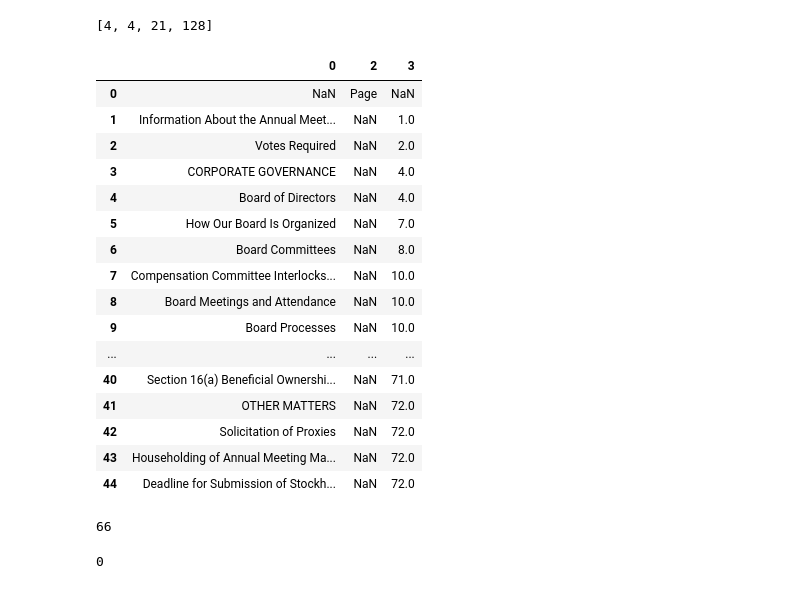
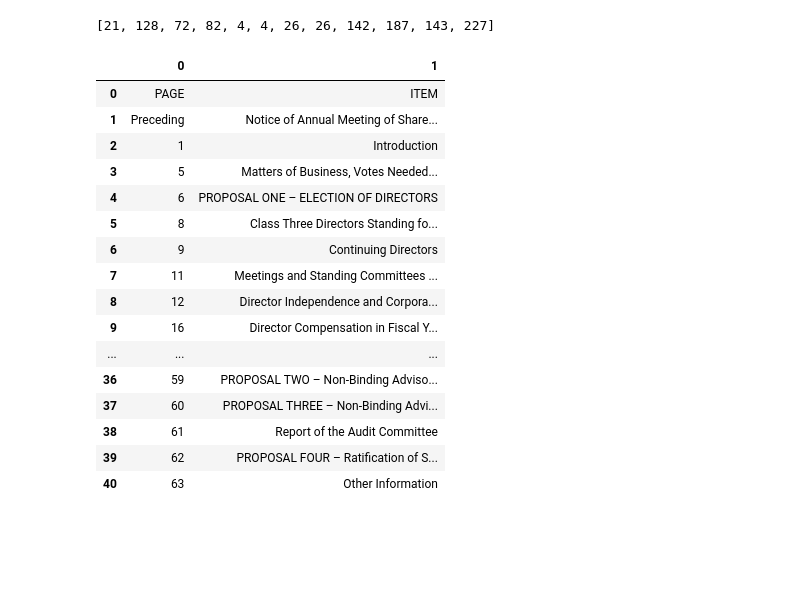
Before and after one commit to mooredj565/python_scripts, a Jupyter notebook: DEF14A Search.ipynb, the cells around one changed output. Cells and saved outputs as stored; diff of their text form; code cells hidden in the pictures; blank space fills up the shorter version.

```diff
--- a/DEF14A Search.ipynb
+++ b/DEF14A Search.ipynb
@@ -153,43 +167,29 @@ for k in range(0, len(filing_reader)):
     location = totes_scores.index(max(totes_scores))
     table_location.append(location)
     totes_scores = []
-# %%
-table_location
-#should be 20 for second slot, first slot also wrong
-# %% [output]
-[4, 4, 21, 128]
-# %%
-filing_reader[1][1][4].dropna(how = 'all', axis = 1).dropna(how = 'all', axis = 0).reset_index(drop=True)
-# %% [output]
-|  | 0 | 2 | 3 |
-| 0 | NaN | Page | NaN |
-| 1 | Information About the Annual Meet... | NaN | 1.0 |
-| 2 | Votes Required | NaN | 2.0 |
-| 3 | CORPORATE GOVERNANCE | NaN | 4.0 |
-| 4 | Board of Directors | NaN | 4.0 |
-| 5 | How Our Board Is Organized | NaN | 7.0 |
-| 6 | Board Committees | NaN | 8.0 |
-| 7 | Compensation Committee Interlocks... | NaN | 10.0 |
-| 8 | Board Meetings and Attendance | NaN | 10.0 |
-| 9 | Board Processes | NaN | 10.0 |
-| ... | ... | ... | ... |
-| 40 | Section 16(a) Beneficial Ownershi... | NaN | 71.0 |
-| 41 | OTHER MATTERS | NaN | 72.0 |
-| 42 | Solicitation of Proxies | NaN | 72.0 |
-| 43 | Householding of Annual Meeting Ma... | NaN | 72.0 |
-| 44 | Deadline for Submission of Stockh... | NaN | 72.0 |
-# %%
-nxt = filing_reader[1][1][4].dropna(how = 'all', axis = 1).dropna(how = 'all', axis = 0).reset_index(drop=True)
-nxt.columns = range(nxt.shape[1])
-
-for i in range(0,nxt.shape[0]):
-    scorer.append(nxt.iloc[i].str.contains(searchParameters).sum())
-sum(scorer)
-# %% [output]
-66
-# %%
-nxt.iloc[1].str.contains(searchParameters).sum()
-# %% [output]
-0
 # %%
-#--- Everything works up to here
+#----------- Works to here
+
+table_location
+# %% [output]
+[21, 128, 72, 82, 4, 4, 26, 26, 142, 187, 143, 227]
+# %%
+TOC
+# %% [output]
+|  | 0 | 1 |
+| 0 | PAGE | ITEM |
+| 1 | Preceding | Notice of Annual Meeting of Share... |
+| 2 | 1 | Introduction |
+| 3 | 5 | Matters of Business, Votes Needed... |
+| 4 | 6 | PROPOSAL ONE – ELECTION OF DIRECTORS |
+| 5 | 8 | Class Three Directors Standing fo... |
+| 6 | 9 | Continuing Directors |
+| 7 | 11 | Meetings and Standing Committees ... |
+| 8 | 12 | Director Independence and Corpora... |
+| 9 | 16 | Director Compensation in Fiscal Y... |
+| ... | ... | ... |
+| 36 | 59 | PROPOSAL TWO – Non-Binding Adviso... |
+| 37 | 60 | PROPOSAL THREE – Non-Binding Advi... |
+| 38 | 61 | Report of the Audit Committee |
+| 39 | 62 | PROPOSAL FOUR – Ratification of S... |
+| 40 | 63 | Other Information |
```
Also changed, not shown: parts of 9 cells of this notebook.
